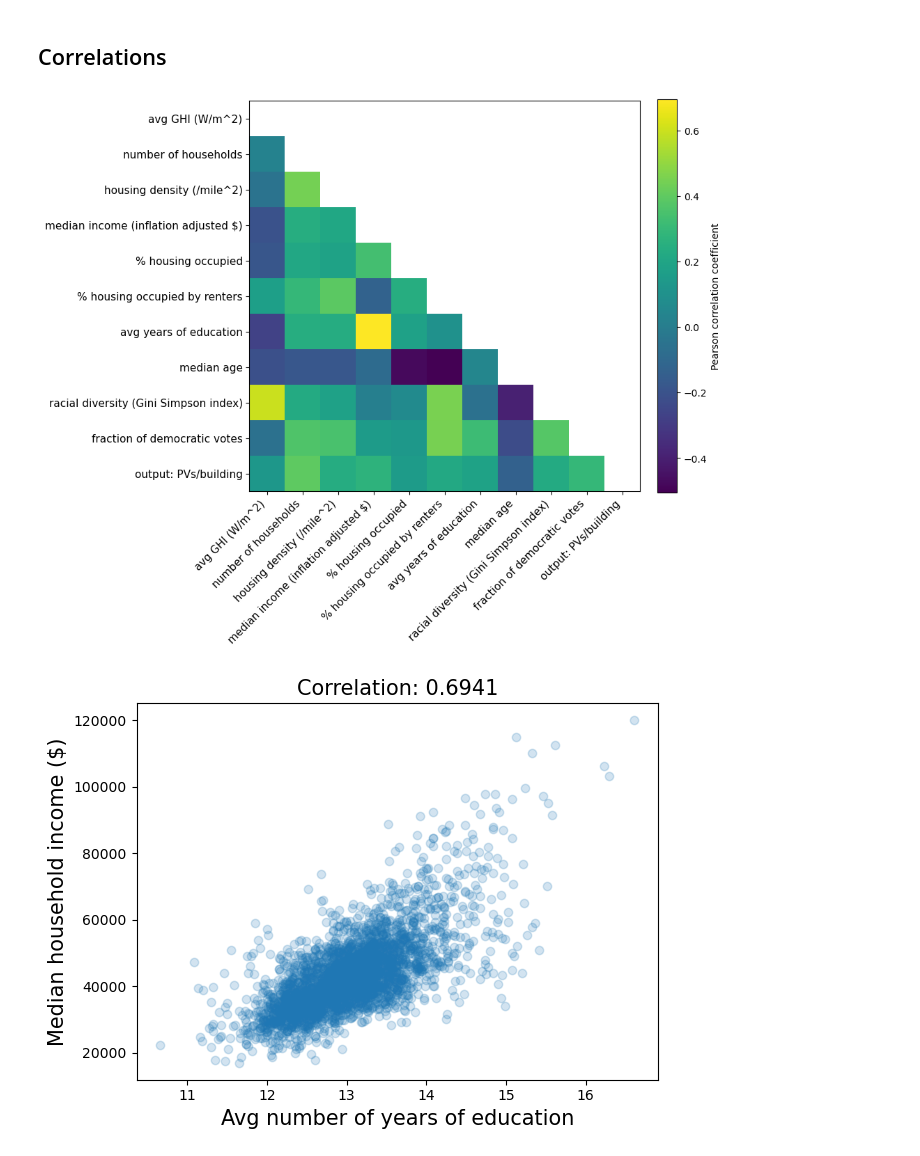
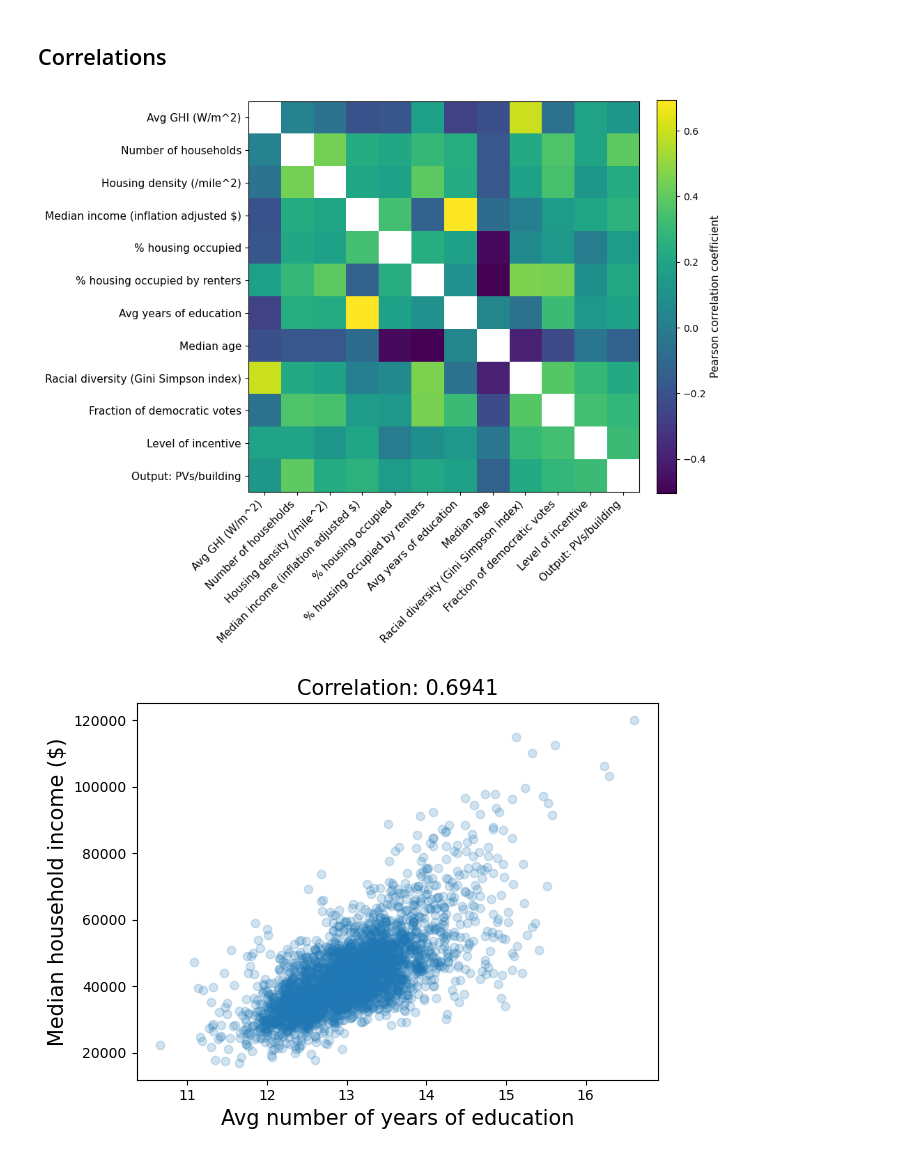
Before and after one commit to montanel/1.C51-Project, a Jupyter notebook: data_exploration.ipynb, the cells around one changed output. Drawn from its saved outputs; the diff is of its cells as text; code cells hidden in the pictures.

Commit message:
Lots of changes
Non exhaustive list:
- Added datasets
- Moved them to data folder
- Created more data exploration figures
- Found best NN model
- Analysed SHAP values
- More

```diff
--- a/data_exploration.ipynb
+++ b/data_exploration.ipynb
@@ -66,7 +75,7 @@ raw_data.to_csv("solar_panels_dataset_one_hot_state.csv")
 # %% [markdown]
 ## Correlations
 # %%
-raw_data = pd.read_csv("solar_panels_dataset.csv", index_col=0)
+raw_data = pd.read_csv("data/solar_panels_dataset_with_states_votes_incentives.csv", index_col=0)
 
 features = ['avg GHI (W/m^2)',
             'ACS: number of households (2016)',
@@ -77,45 +86,51 @@ features = ['avg GHI (W/m^2)',
             'ACS: avg number of years of education (2016)',
             'ACS: median age',
             'ACS: racial diversity (Gini Simpson index)',
-            'frac_dem_votes']
+            'frac_dem_votes',
+            'incentive_level']
 
-features_simple = ['avg GHI (W/m^2)',
-            'number of households',
-            'housing density (/mile^2)',
-            'median income (inflation adjusted $)',
+features_simple = ['Avg GHI (W/m^2)',
+            'Number of households',
+            'Housing density (/mile^2)',
+            'Median income (inflation adjusted $)',
             '% housing occupied',
             '% housing occupied by renters',
-            'avg years of education',
-            'median age',
-            'racial diversity (Gini Simpson index)',
-            'fraction of democratic votes']
+            'Avg years of education',
+            'Median age',
+            'Racial diversity (Gini Simpson index)',
+            'Fraction of democratic votes',
+            'Level of incentive']
 # %%
 fig, ax = plt.subplots(figsize=(10, 10))
 
 #add output column to get correlation to that
 raw_data['Output: PVs/building (2016)'] = raw_data['cumulative num of residential PVs by 2016']/raw_data['number of buildings']
 corr = raw_data[features + ['Output: PVs/building (2016)']].corr()
 
+# mask = np.zeros_like(corr, dtype=bool)
+# mask[np.triu_indices_from(mask)] = True
+# corr[mask] = np.nan
+
 mask = np.zeros_like(corr, dtype=bool)
-mask[np.triu_indices_from(mask)] = True
+mask[np.diag_indices_from(corr)] = True
 corr[mask] = np.nan
 
 matshow = ax.matshow(corr)
 
-ax.set_xticks(range(len(features_simple + ['output: PVs/building'])))
-ax.set_xticklabels(features_simple + ['output: PVs/building'], rotation=45, ha='right', fontsize=11)
+ax.set_xticks(range(len(features_simple + ['Output: PVs/building'])))
+ax.set_xticklabels(features_simple + ['Output: PVs/building'], rotation=45, ha='right', fontsize=11)
 ax.tick_params(axis="x", top=False, labelbottom=True, labeltop=False)
-ax.set_yticks(range(len(features_simple + ['output: PVs/building'])))
-ax.set_yticklabels(features_simple + ['output: PVs/building'], fontsize=11)
+ax.set_yticks(range(len(features_simple + ['Output: PVs/building'])))
+ax.set_yticklabels(features_simple + ['Output: PVs/building'], fontsize=11)
 
 cbar = fig.colorbar(matshow, fraction=0.046, pad=0.04)
-cbar.ax.set_ylabel("Pearson correlation coefficient")
+cbar.ax.set_ylabel("Pearson correlation coefficient", fontsize=11)
 
 # plt.show()
 fig.tight_layout()
 # fig.savefig("images/feature_correlation.png", dpi=150)
 # %% [output]
-[figure, old version]
+[figure, new version]
 # %%
 fig, ax = plt.subplots()
 
```
Also changed, not shown: parts of 11 cells of this notebook, 47 other files.
